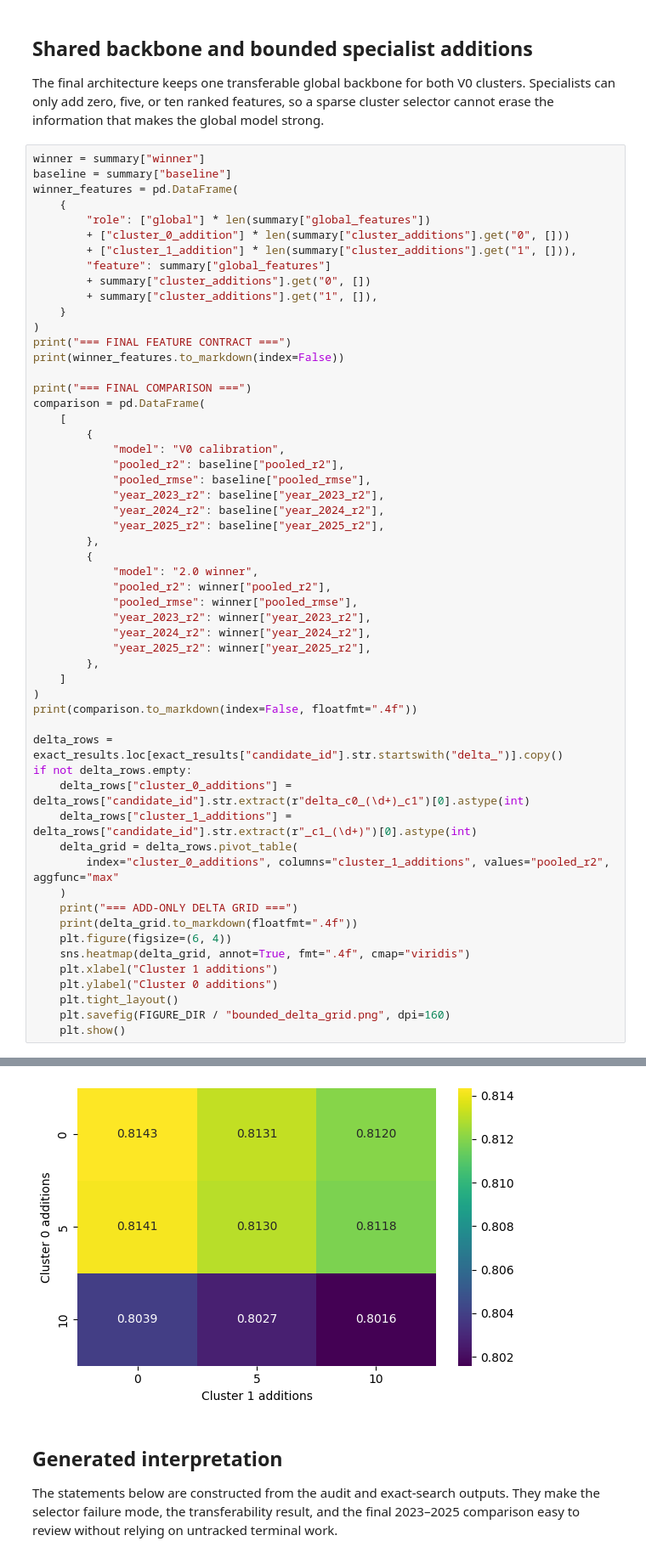
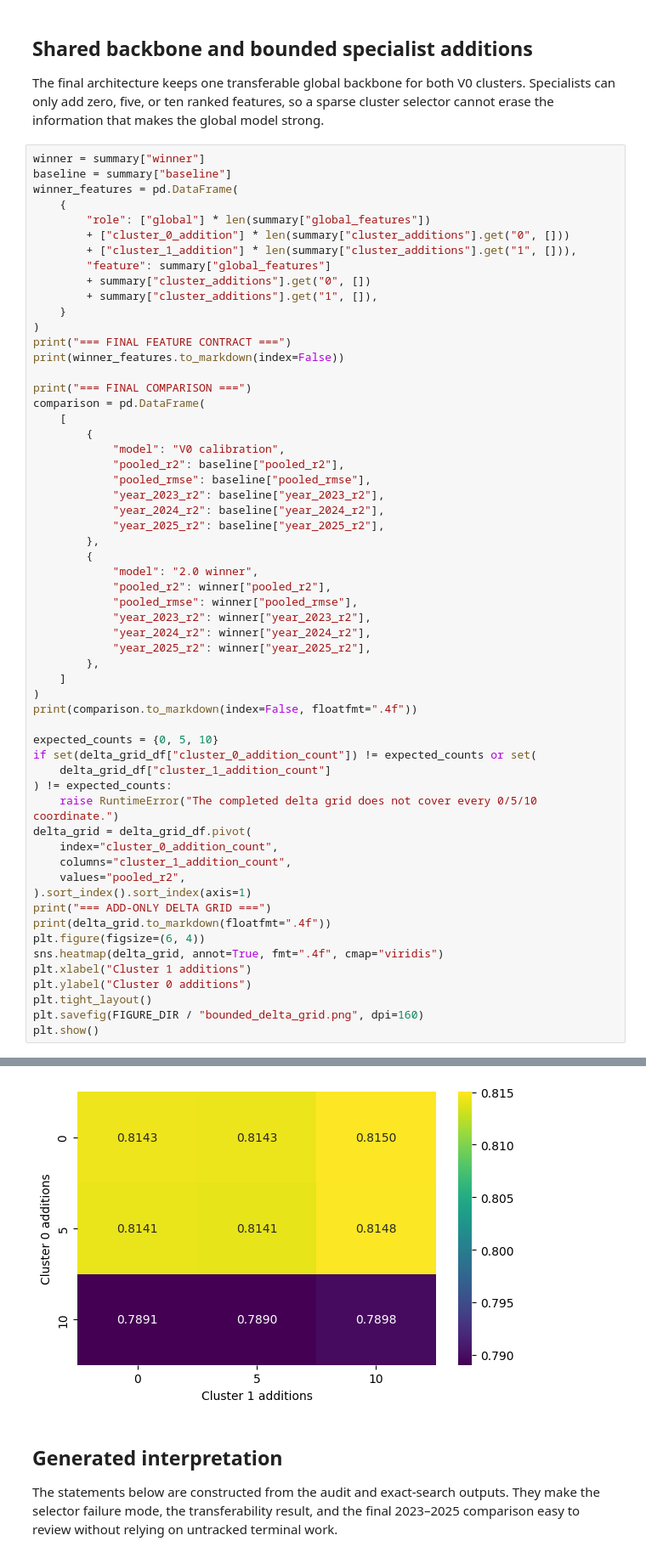
Before and after one commit to KerryCheon/MDR-Project, a Jupyter notebook: notebooks/experiment/derived_8.4-feature-selection-2.0/feature_selection_2_0.ipynb, the cells around one changed output, grey strips where cells are left out. Shown at 85% size. Cells and saved outputs as stored; diff of their text form.

```diff
--- a/notebooks/experiment/derived_8.4-feature-selection-2.0/feature_selection_2_0.ipynb
+++ b/notebooks/experiment/derived_8.4-feature-selection-2.0/feature_selection_2_0.ipynb
@@ -290,21 +304,24 @@ comparison = pd.DataFrame(
 )
 print(comparison.to_markdown(index=False, floatfmt=".4f"))
 
-delta_rows = exact_results.loc[exact_results["candidate_id"].str.startswith("delta_")].copy()
-if not delta_rows.empty:
-    delta_rows["cluster_0_additions"] = delta_rows["candidate_id"].str.extract(r"delta_c0_(\d+)_c1")[0].astype(int)
-    delta_rows["cluster_1_additions"] = delta_rows["candidate_id"].str.extract(r"_c1_(\d+)")[0].astype(int)
-    delta_grid = delta_rows.pivot_table(
-        index="cluster_0_additions", columns="cluster_1_additions", values="pooled_r2", aggfunc="max"
-    )
-    print("=== ADD-ONLY DELTA GRID ===")
-    print(delta_grid.to_markdown(floatfmt=".4f"))
-    plt.figure(figsize=(6, 4))
-    sns.heatmap(delta_grid, annot=True, fmt=".4f", cmap="viridis")
-    plt.xlabel("Cluster 1 additions")
-    plt.ylabel("Cluster 0 additions")
-    plt.tight_layout()
-    plt.savefig(FIGURE_DIR / "bounded_delta_grid.png", dpi=160)
-    plt.show()
+expected_counts = {0, 5, 10}
+if set(delta_grid_df["cluster_0_addition_count"]) != expected_counts or set(
+    delta_grid_df["cluster_1_addition_count"]
+) != expected_counts:
+    raise RuntimeError("The completed delta grid does not cover every 0/5/10 coordinate.")
+delta_grid = delta_grid_df.pivot(
+    index="cluster_0_addition_count",
+    columns="cluster_1_addition_count",
+    values="pooled_r2",
+).sort_index().sort_index(axis=1)
+print("=== ADD-ONLY DELTA GRID ===")
+print(delta_grid.to_markdown(floatfmt=".4f"))
+plt.figure(figsize=(6, 4))
+sns.heatmap(delta_grid, annot=True, fmt=".4f", cmap="viridis")
+plt.xlabel("Cluster 1 additions")
+plt.ylabel("Cluster 0 additions")
+plt.tight_layout()
+plt.savefig(FIGURE_DIR / "bounded_delta_grid.png", dpi=160)
+plt.show()
 # %% [output]
 === FINAL FEATURE CONTRACT ===
@@ -327,4 +344,4 @@ if not delta_rows.empty:
-[figure, old version]
+[figure, new version]
 # %% [markdown]
 ## Generated interpretation
 
```
Also changed, not shown: parts of 5 cells of this notebook, 49 other files.
